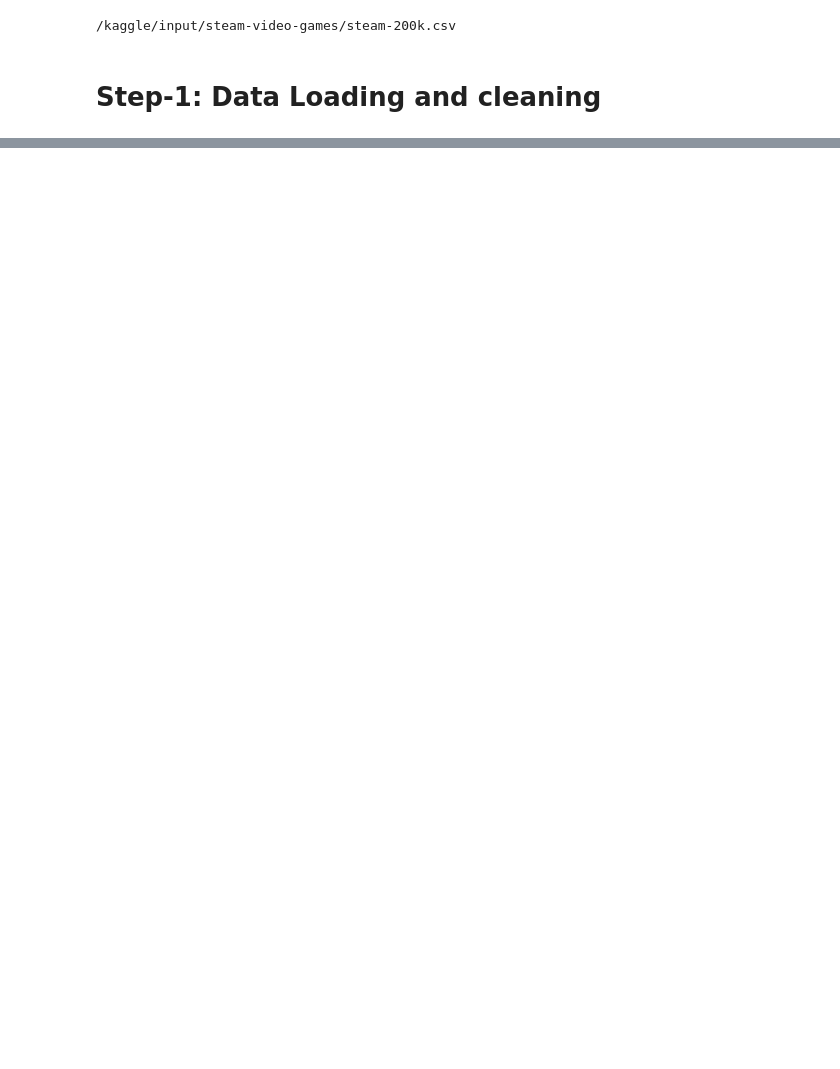
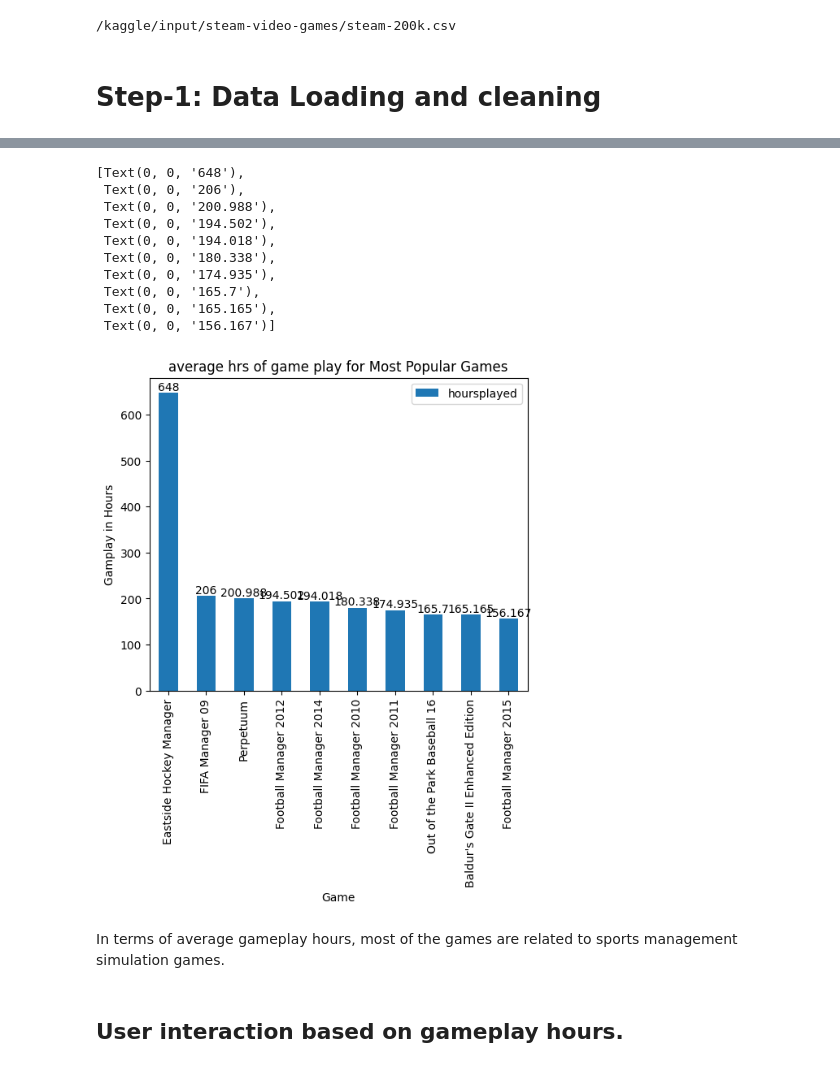
Before and after one commit to ameygawade/DataScience-Kaggle-Recommender_system-Stem_games, a Jupyter notebook: recommender-system-steam.ipynb, the cells around one changed output, grey strips where cells are left out. Saved outputs shown, nothing was run; the diff lists cells and outputs as text; code cells hidden in the pictures; blank space fills up the shorter version.

```diff
--- a/recommender-system-steam.ipynb
+++ b/recommender-system-steam.ipynb
@@ -33,0 +179,3 @@ dtype: int64
+# %%
+avg_gameplay_hrs = df.groupby(['game'])[['hoursplayed']].mean().sort_values(by='hoursplayed',ascending=False).head(10)
+avg_gameplay_hrs
@@ -33,0 +195,21 @@ dtype: int64
+# %%
+ax = avg_gameplay_hrs.plot(kind='bar', title='average hrs of game play for Most Popular Games', ylabel='Gamplay in Hours',
+         xlabel='Game', figsize=(6, 5))
+
+ax.bar_label(ax.containers[0])
+# %% [output]
+[Text(0, 0, '648'),
+ Text(0, 0, '206'),
+ Text(0, 0, '200.988'),
+ Text(0, 0, '194.502'),
+ Text(0, 0, '194.018'),
+ Text(0, 0, '180.338'),
+ Text(0, 0, '174.935'),
+ Text(0, 0, '165.7'),
+ Text(0, 0, '165.165'),
+ Text(0, 0, '156.167')]
+[figure, added]
+# %% [markdown]
+ In terms of average gameplay hours, most of the games are related to sports management simulation games.
+# %% [markdown]
+## User interaction based on gameplay hours.
```
Also changed, not shown: parts of 27 cells of this notebook.
